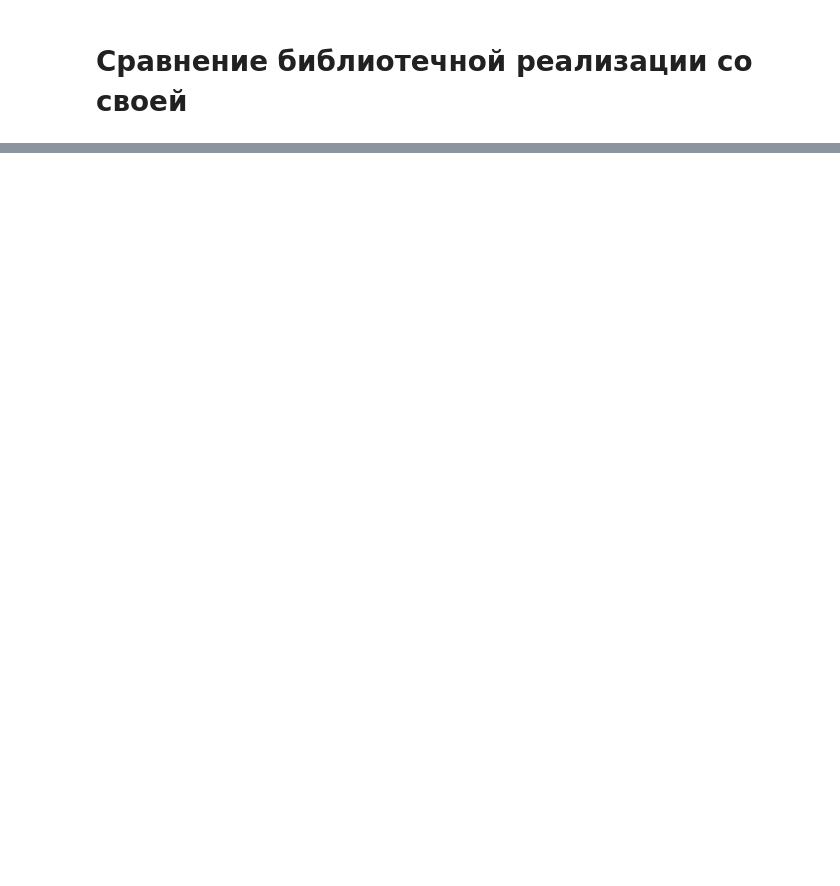
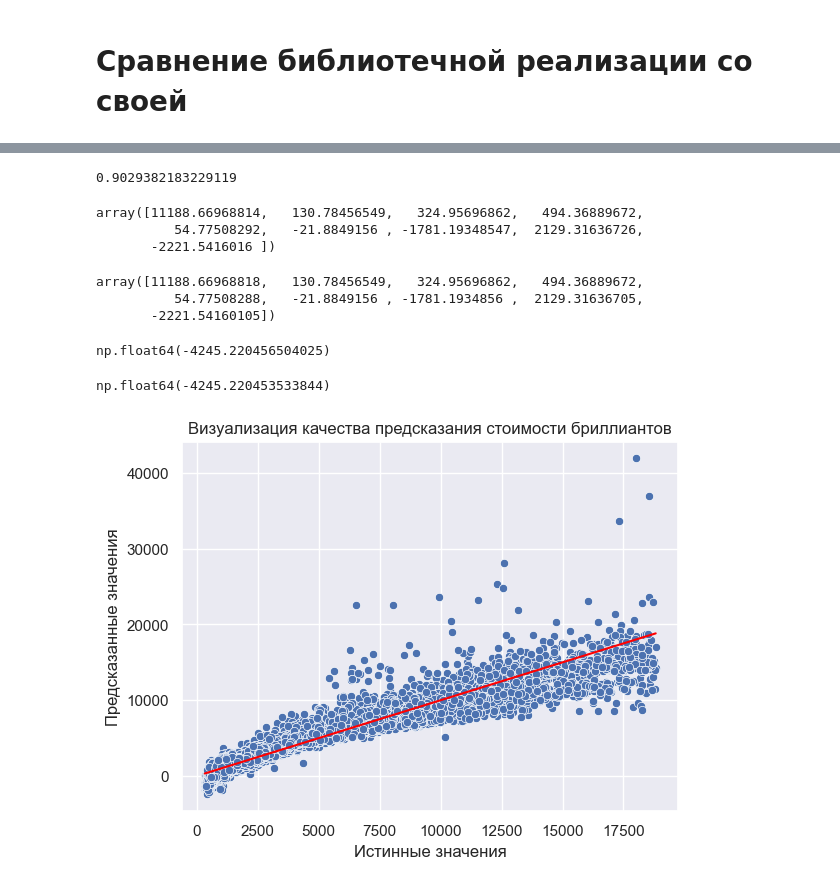
Before and after one commit to sosnovskiim/MachineLearning, a Jupyter notebook: Курс 3 - Машинное обучение и нейронные сети/1. Ручная реализация методов машинного обучения/1.2 Реализация линейной регрессии/1.2 Реализация линейной регрессии.ipynb, the cells around one changed output, grey strips where cells are left out. Saved outputs shown, nothing was run; the diff lists cells and outputs as text; code cells hidden in the pictures; blank space fills up the shorter version.

```diff
--- a/Курс 3 - Машинное обучение и нейронные сети/1. Ручная реализация методов машинного обучения/1.2 Реализация линейной регрессии/1.2 Реализация линейной регрессии.ipynb
+++ b/Курс 3 - Машинное обучение и нейронные сети/1. Ручная реализация методов машинного обучения/1.2 Реализация линейной регрессии/1.2 Реализация линейной регрессии.ipynb
@@ -1,10 +1,12 @@
 # %%
+import matplotlib.pyplot as plt
 import numpy as np
 import pandas as pd
+import seaborn as sns
 from sklearn.linear_model import LinearRegression
-from sklearn.metrics import r2_score
 from sklearn.model_selection import train_test_split
 from sklearn.preprocessing import OrdinalEncoder, PolynomialFeatures
+sns.set_theme()
 # %% [markdown]
 # Подготовка набора данных
 # %%
@@ -361,0 +257,34 @@ np.float64(-4245.220453533844)
+# %%
+reg2 = MyLinearRegression(fit_intercept=True)
+reg2.fit(X_train, y_train)
+reg2.score(X_test, y_test)
+# %% [output]
+0.9029382183229119
+# %%
+reg1.coef_
+# %% [output]
+array([11188.66968814,   130.78456549,   324.95696862,   494.36889672,
+          54.77508292,   -21.8849156 , -1781.19348547,  2129.31636726,
+       -2221.5416016 ])
+# %%
+reg2.coef_
+# %% [output]
+array([11188.66968818,   130.78456549,   324.95696862,   494.36889672,
+          54.77508288,   -21.8849156 , -1781.1934856 ,  2129.31636705,
+       -2221.54160105])
+# %%
+reg1.intercept_
+# %% [output]
+np.float64(-4245.220456504025)
+# %%
+reg2.intercept_
+# %% [output]
+np.float64(-4245.220453533844)
+# %%
+sns.scatterplot(x=y_test, y=reg1.predict(X_test))
+sns.lineplot(x=[y_test.min(), y_test.max()], y=[y_test.min(), y_test.max()], color="red")
+plt.xlabel("Истинные значения")
+plt.ylabel("Предсказанные значения")
+plt.title("Визуализация качества предсказания стоимости бриллиантов");
+# %% [output]
+[figure, added]
```
Also changed, not shown: parts of 26 cells of this notebook, 6 other files.
